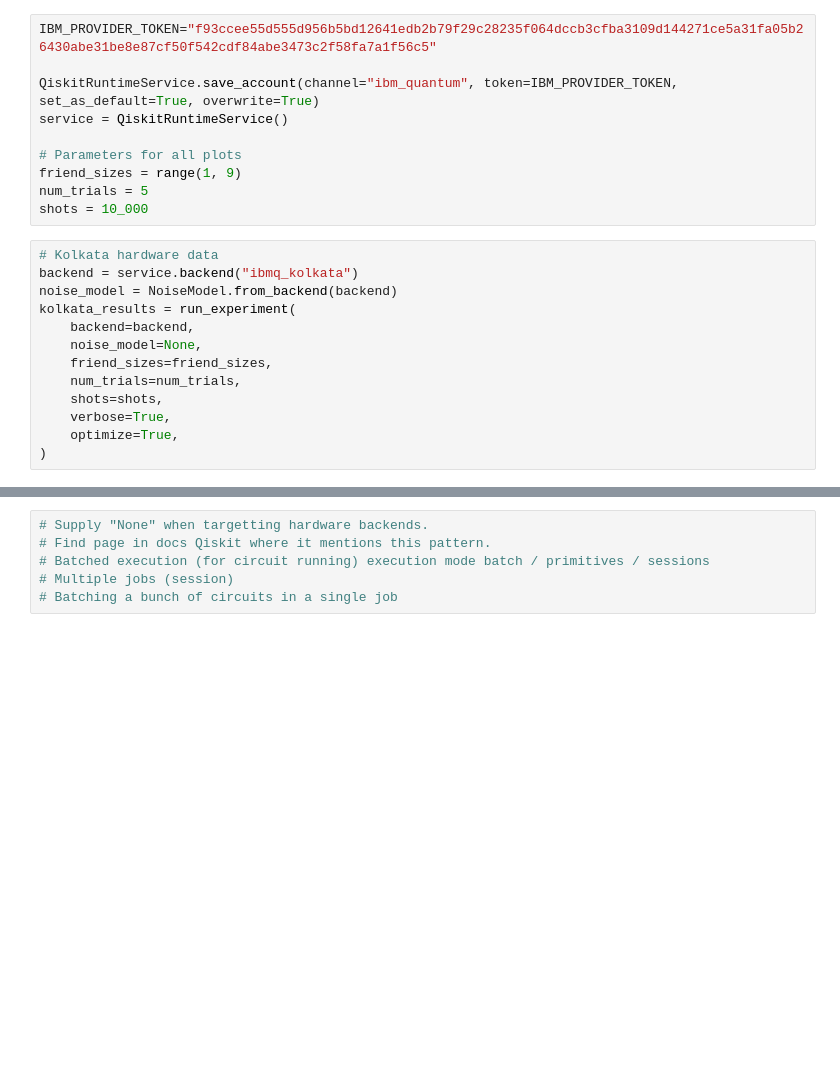
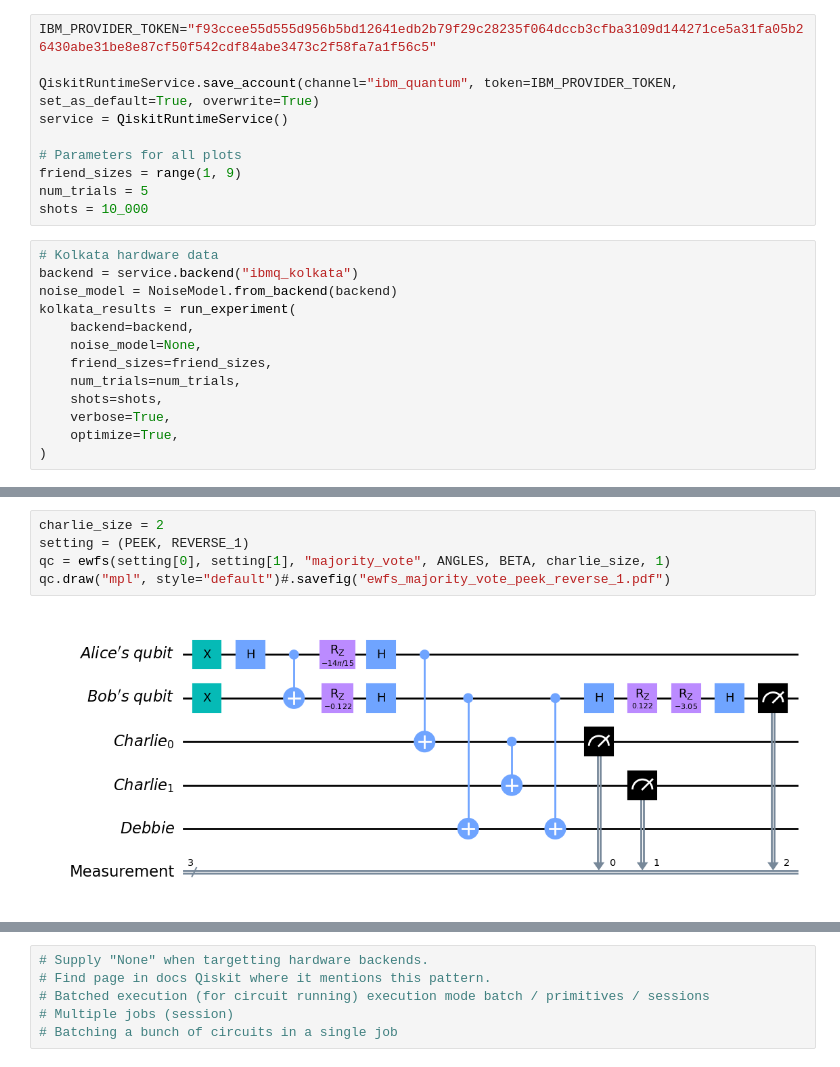
Before and after one commit to unitaryfoundation/wigners_friend, a Jupyter notebook: notebooks/semi_brukner_ewfs.ipynb, the cells around one changed output, grey strips where cells are left out. Cells and saved outputs as stored; diff of their text form; blank space fills up the shorter version.

```diff
--- a/notebooks/semi_brukner_ewfs.ipynb
+++ b/notebooks/semi_brukner_ewfs.ipynb
@@ -1031,0 +1181,7 @@ kolkata_results = run_experiment(
+# %%
+charlie_size = 2
+setting = (PEEK, REVERSE_1)
+qc = ewfs(setting[0], setting[1], "majority_vote", ANGLES, BETA, charlie_size, 1)
+qc.draw("mpl", style="default")#.savefig("ewfs_majority_vote_peek_reverse_1.pdf")
+# %% [output]
+[figure, added]
```
Also changed, not shown: parts of 20 cells of this notebook.
